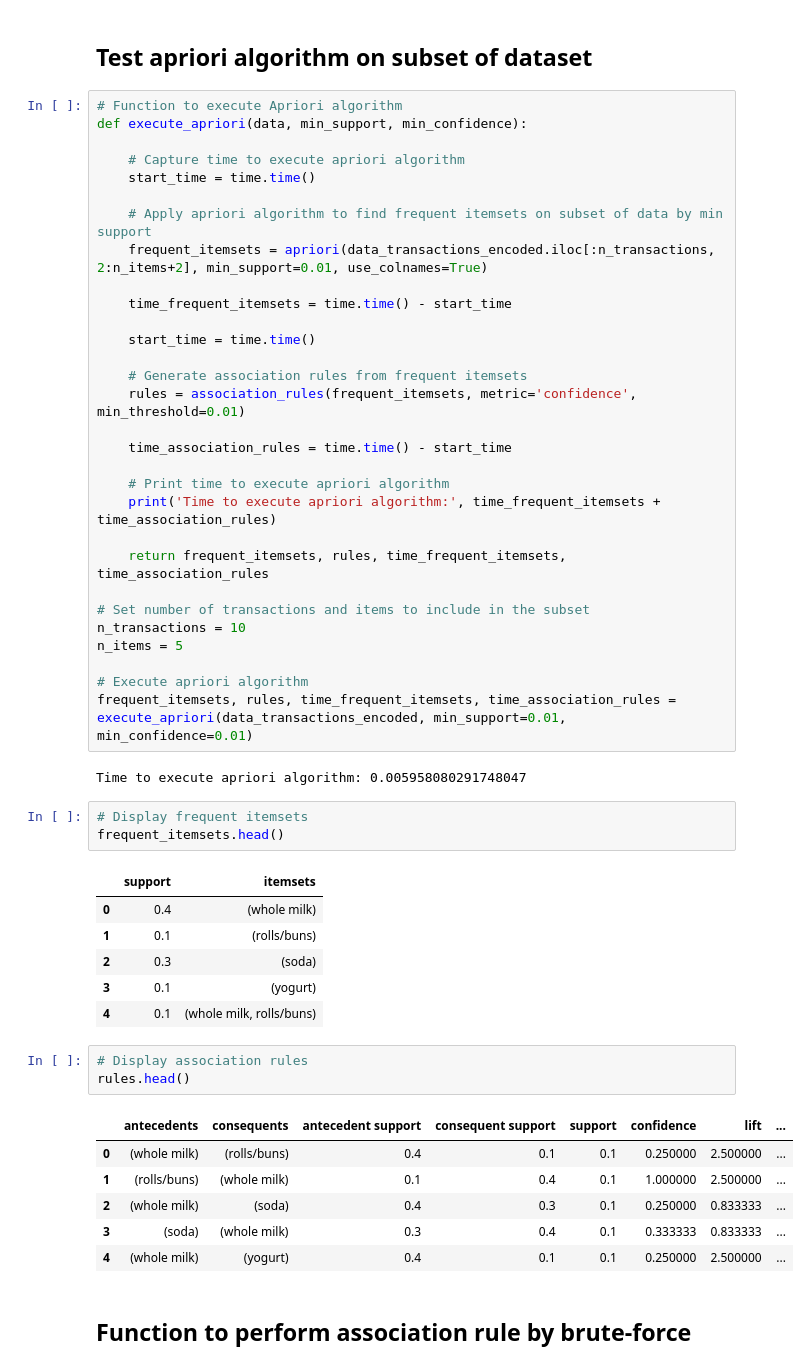
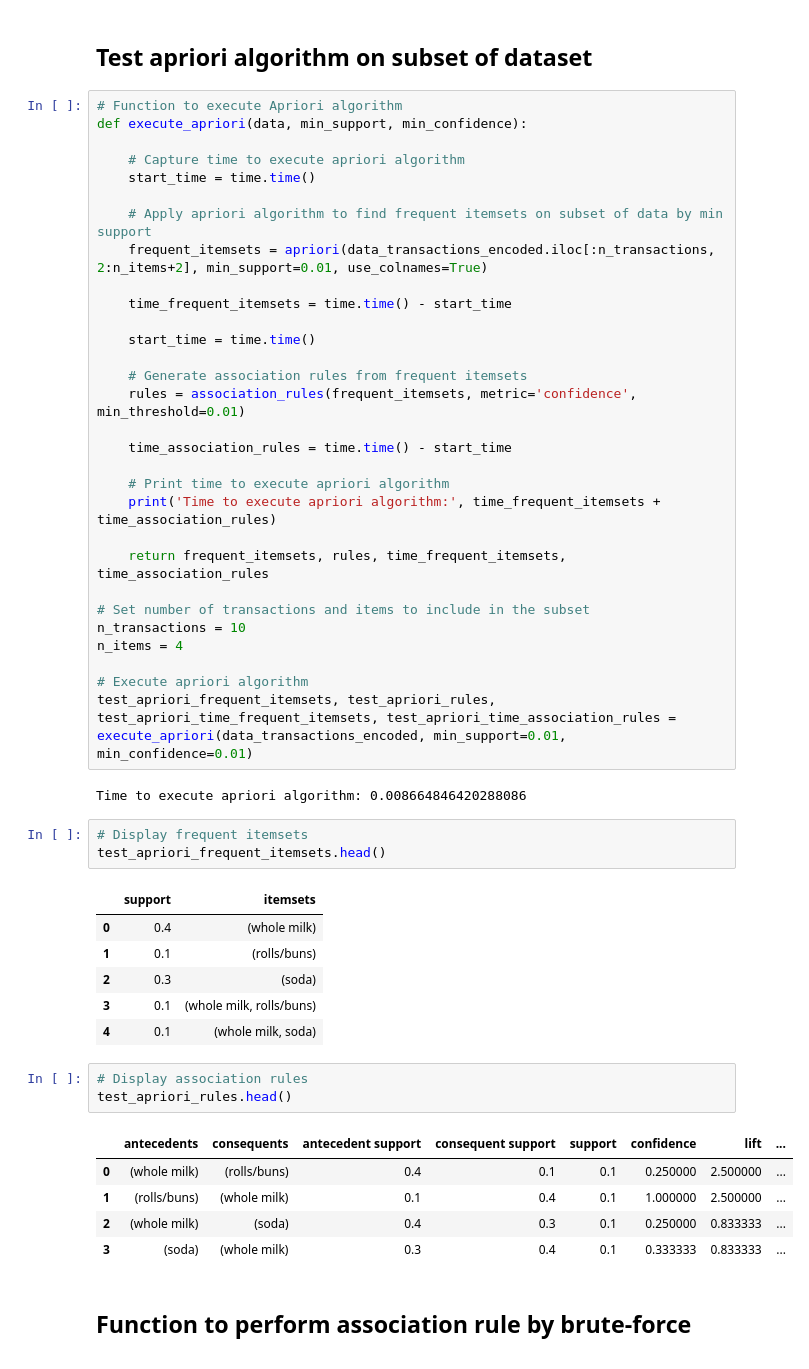
Before and after one commit to unused1/IN6227_Assignment2, a Jupyter notebook: main.ipynb, the cells around one changed output. Saved outputs shown, nothing was run; the diff lists cells and outputs as text.

```diff
--- a/main.ipynb
+++ b/main.ipynb
@@ -271,32 +272,31 @@ def execute_apriori(data, min_support, min_confidence):
 
 # Set number of transactions and items to include in the subset
 n_transactions = 10
-n_items = 5
+n_items = 4
 
 # Execute apriori algorithm
-frequent_itemsets, rules, time_frequent_itemsets, time_association_rules = execute_apriori(data_transactions_encoded, min_support=0.01, min_confidence=0.01)
+test_apriori_frequent_itemsets, test_apriori_rules, test_apriori_time_frequent_itemsets, test_apriori_time_association_rules = execute_apriori(data_transactions_encoded, min_support=0.01, min_confidence=0.01)
 # %% [output]
-Time to execute apriori algorithm: 0.005958080291748047
+Time to execute apriori algorithm: 0.008664846420288086
 # %%
 # Display frequent itemsets
-frequent_itemsets.head()
+test_apriori_frequent_itemsets.head()
 # %% [output]
 |  | support | itemsets |
 | 0 | 0.4 | (whole milk) |
 | 1 | 0.1 | (rolls/buns) |
 | 2 | 0.3 | (soda) |
-| 3 | 0.1 | (yogurt) |
-| 4 | 0.1 | (whole milk, rolls/buns) |
+| 3 | 0.1 | (whole milk, rolls/buns) |
+| 4 | 0.1 | (whole milk, soda) |
 # %%
 # Display association rules
-rules.head()
+test_apriori_rules.head()
 # %% [output]
 |  | antecedents | consequents | antecedent support | consequent support | support | confidence | lift | ... |
 | 0 | (whole milk) | (rolls/buns) | 0.4 | 0.1 | 0.1 | 0.250000 | 2.500000 | ... |
 | 1 | (rolls/buns) | (whole milk) | 0.1 | 0.4 | 0.1 | 1.000000 | 2.500000 | ... |
 | 2 | (whole milk) | (soda) | 0.4 | 0.3 | 0.1 | 0.250000 | 0.833333 | ... |
 | 3 | (soda) | (whole milk) | 0.3 | 0.4 | 0.1 | 0.333333 | 0.833333 | ... |
-| 4 | (whole milk) | (yogurt) | 0.4 | 0.1 | 0.1 | 0.250000 | 2.500000 | ... |
 # %% [markdown]
 ## Function to perform association rule by brute-force
 # %% [markdown]
```
Also changed, not shown: parts of 22 cells of this notebook, 3 other files.
